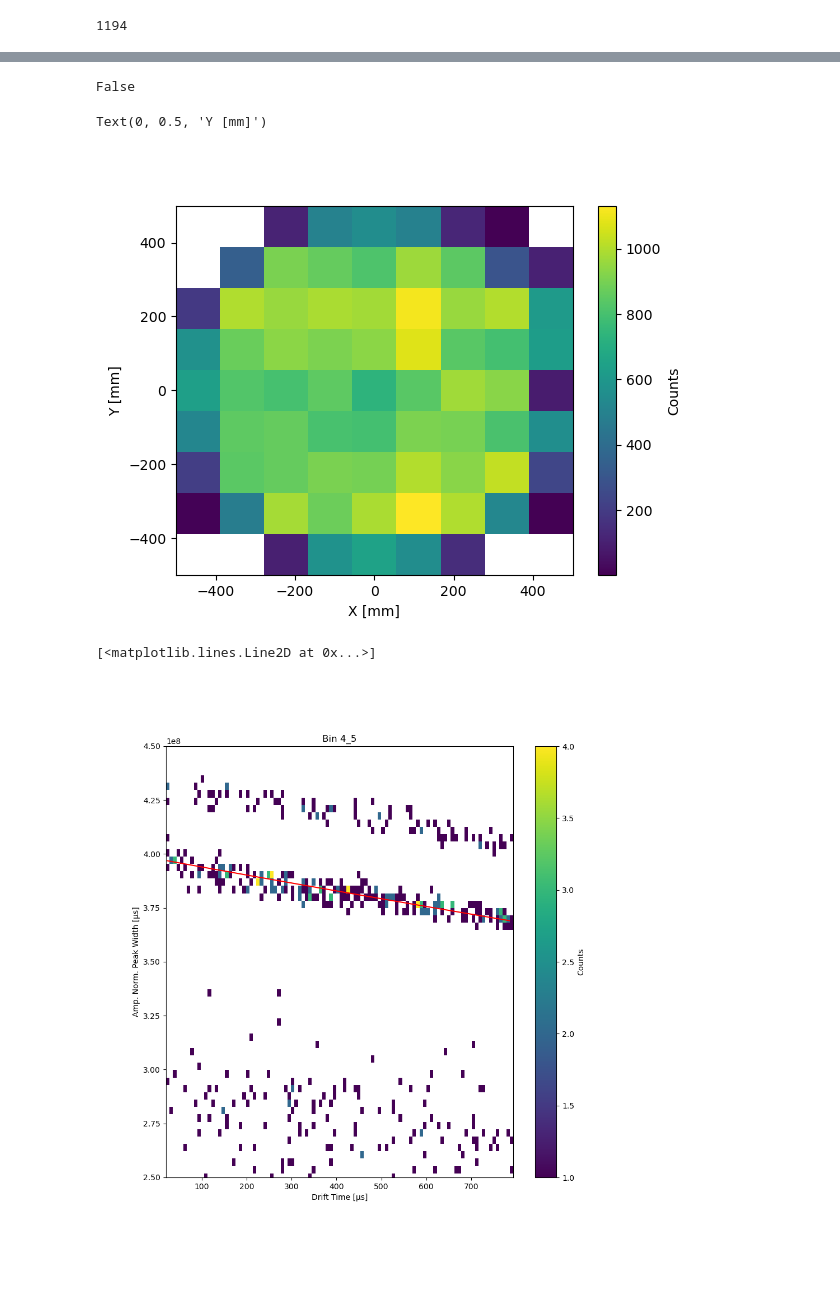
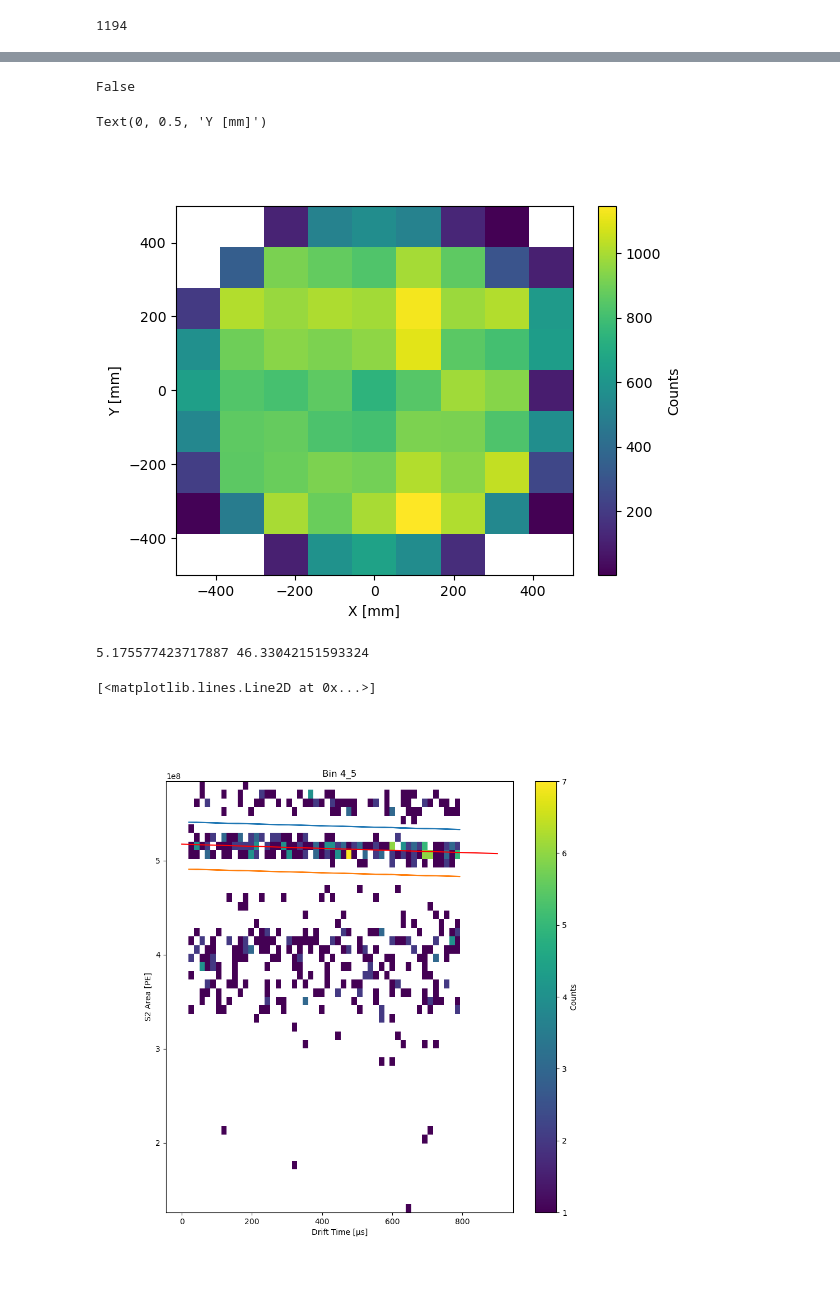
Before and after one commit to kvjmistry/DoubleBeta, a Jupyter notebook: Alphas/notebooks/AnalyzeFilteredWaveforms.ipynb, the cells around one changed output, grey strips where cells are left out. Cells and saved outputs as stored; diff of their text form; code cells hidden in the pictures.

```diff
--- a/Alphas/notebooks/AnalyzeFilteredWaveforms.ipynb
+++ b/Alphas/notebooks/AnalyzeFilteredWaveforms.ipynb
@@ -11,10 +11,15 @@ import sys
 from datetime import datetime
 from scipy.optimize import curve_fit
 from lmfit import Model
+# %%
+RUN="14180"
+# RUN="13850"
+
+mode = "raw"
+mode = "deconv"
 # %%
-file = "../data/analysis/Run_13850_Filtered.h5"
-file = "../data/analysis/Run_13850_FilteredRaw.h5"
-file = "../data/analysis/Run_14180_FilteredRaw.h5"
+file = f"../data/analysis/Run_{RUN}_Filtered.h5"
+# file = f"../data/analysis/Run_{RUN}_FilteredRaw.h5"
 
 # Load the data
 data = pd.read_hdf(file, "data")
@@ -135,4 +144,5 @@ plt.hist(data_properties.deltaT, bins = np.linspace(0, 900, 150));
 # %%
+%matplotlib widget
 fig, ax = plt.subplots()
 has_nan = data_properties['x'].isna().any()
 print(has_nan)
@@ -158,7 +168,9 @@ plt.ylabel("Y [mm]")
 # %% [output]
 False
 Text(0, 0.5, 'Y [mm]')
-[figure, old version]
+[figure, new version]
+# %%
+data_properties_active = data_properties[ (data_properties.deltaT > 0) & (data_properties.deltaT < 795)]
 # %%
 # Define the exponential decay function
 def exp_decay(t, q, tau):
@@ -174,10 +186,17 @@ def FitLifetime(df, binid):
     max_bin_index = np.argmax(counts)  # Index of the bin with the most counts
     max_bin_value = bin_edges[max_bin_index]  # Left edge of the bin with the most counts
 
-    lower_bound = max_bin_value-0.25e8 + 0.3e8
-    upper_bound = max_bin_value+0.25e8 + 0.3e8
+    if (mode == "raw"):
+        lower_bound = max_bin_value-0.25e8 + 0.3e8
+        upper_bound = max_bin_value+0.25e8 + 0.3e8
 
-    df_bin = df_bin[ (df_bin.S2_area > -5e4*df_bin.deltaT+lower_bound) & (df_bin.S2_area < -5e4*df_bin.deltaT+upper_bound)  ]
+        df_bin = df_bin[ (df_bin.S2_area > -5e4*df_bin.deltaT+lower_bound) & (df_bin.S2_area < -5e4*df_bin.deltaT+upper_bound)  ]
+
+    else:
+        lower_bound = max_bin_value-0.25e8 + 0.05e8
+        upper_bound = max_bin_value+0.25e8 + 0.05e8
+
+        df_bin = df_bin[ (df_bin.S2_area > -1e4*df_bin.deltaT+lower_bound) & (df_bin.S2_area < -1e4*df_bin.deltaT+upper_bound)  ]
 
     if (len(df_bin) < 20):
         return 0, 0
@@ -185,13 +204,17 @@ def FitLifetime(df, binid):
     # Make 2D hist for binning
     hist, x_edges, y_edges = np.histogram2d(df_bin['deltaT'], df_bin['S2_area'], bins=100)
 
+    t = np.linspace(0,800,300)
+    plt.plot(df_bin['deltaT'], -1e4*df_bin.deltaT+upper_bound)
+    plt.plot(df_bin['deltaT'], -1e4*df_bin.deltaT+lower_bound)
+
     # Perform the curve fit
-    params, covariance = curve_fit(exp_decay, df_bin.deltaT, df_bin.S2_area, p0=[max_bin_value, 80e3 ], bounds = ([1e8, 1e3], [4.5e8, 100e3]))
+    params, covariance = curve_fit(exp_decay, df_bin.deltaT, df_bin.S2_area, bounds = ([1e8, 1e3], [8.5e8, 100e3]))
 
 
     # Extract the fitted parameters
     q_fit, tau_fit = params
-    # print(q_fit/1e8, tau_fit/1e3 )
+    print(q_fit/1e8, tau_fit/1e3 )
 
     return q_fit, tau_fit
 
@@ -199,42 +222,42 @@ def FitLifetime(df, binid):
 fig, ax = plt.subplots(1, 1, figsize=(10, 10))
 
 # Filter data based on the current bin_id
-df_bin = data_properties_active[data_properties_active.bin_id == "4_5"] # 4_5,
-
+df_bin = data_properties_active[data_properties_active.bin_id == "5_5"] # 4_5,
 
 # Create 2D histogram
-hist, x_edges, y_edges = np.histogram2d(df_bin['deltaT'], df_bin['S2_area'], bins=100)
+hist, x_edges, y_edges = np.histogram2d(df_bin['deltaT'], df_bin['S2_area'], bins=50)
 
 # Mask zero bins
 masked_hist = np.ma.masked_where(hist == 0, hist)  # Mask bins where the count is zero
 
 # Custom colormap
 cmap = plt.cm.viridis
 cmap.set_bad(color='white')  # Set masked values (zeros) to white
 
 # Plot with pcolormesh
 pcm = ax.pcolormesh(x_edges, y_edges, masked_hist.T, cmap=cmap)
 
 # Add color bar
 plt.colorbar(pcm, ax=ax, label='Counts')
 
 # Set labels
 ax.set_xlabel("Drift Time [μs]")
-ax.set_ylabel("Amp. Norm. Peak Width [μs]")
+ax.set_ylabel("S2 Area [PE]")
 ax.set_title(f"Bin 4_5")
-ax.set_ylim(2.5e8,4.5e8)
+# ax.set_ylim(2.5e8,4.5e8)
 
 # # Generate fitted curve
-t_fit = np.linspace(min(x_for_fit), max(x_for_fit), 100)
+t_fit = np.linspace(0, 900, 100)
 
-q_fit, tau_fit = FitLifetime(data_properties_active, "4_5")
+q_fit, tau_fit = FitLifetime(data_properties_active, "5_5")
 hist_fit = exp_decay(t_fit, q_fit, tau_fit)
 
 # # Plotting the fitted exponential decay curve
 ax.plot(t_fit, hist_fit, 'r-', label=f'Fit: q={q_fit:.2f}, tau={tau_fit:.2f}')
 # %% [output]
-[<matplotlib.lines.Line2D at 0x...>]
+5.175577423717887 46.33042151593324
+[<matplotlib.lines.Line2D at 0x...>]
-[figure, old version]
+[figure, new version]
 # %%
 # Make a plot of the time vs peak width
 
```
Also changed, not shown: parts of 18 cells of this notebook, 4 other files.
